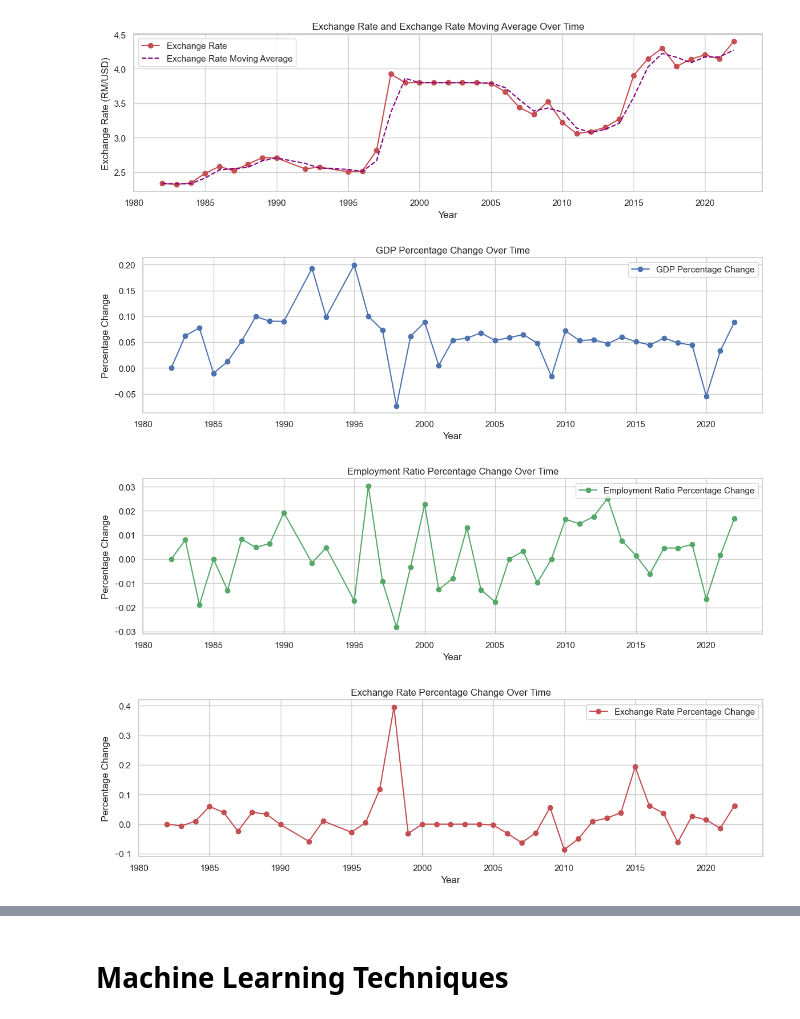
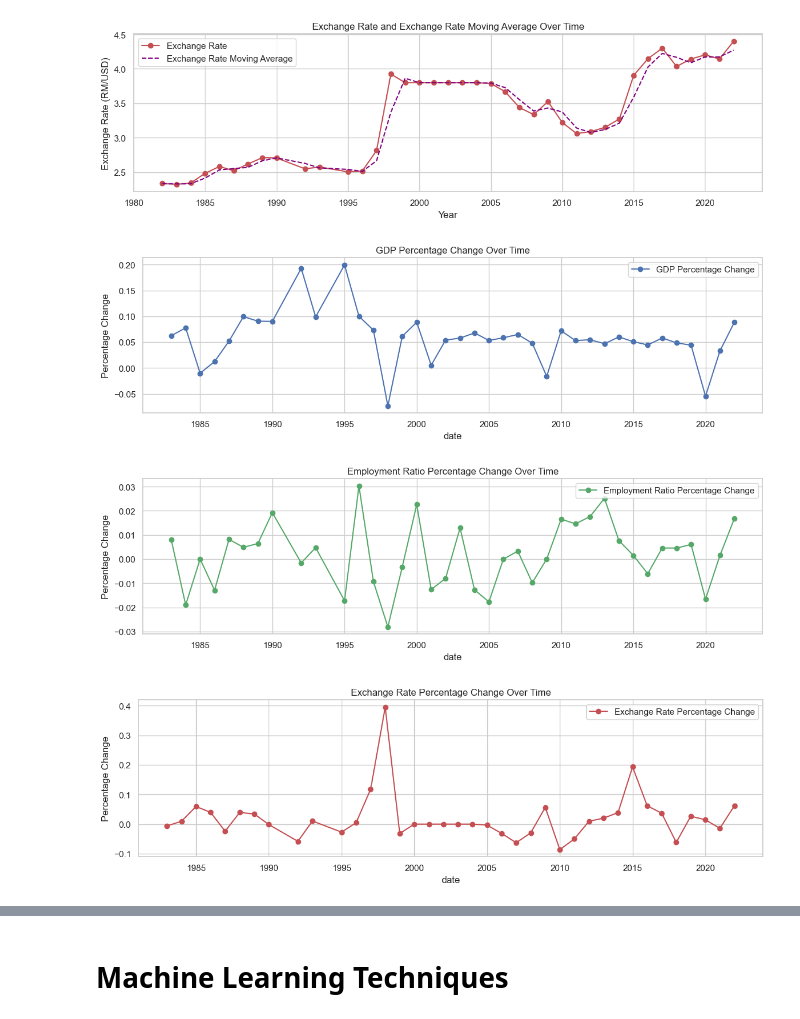
Before and after one commit to KohJJ820/MLIsFun, a Jupyter notebook: 5_Project/5_Project.ipynb, the cells around one changed output, grey strips where cells are left out. Drawn from its saved outputs; the diff is of its cells as text; code cells hidden in the pictures.

```diff
--- a/5_Project/5_Project.ipynb
+++ b/5_Project/5_Project.ipynb
@@ -453,22 +610,22 @@ Additional features are created to enhance the predictive power of the model. Mo
 df = pd.read_csv('datasets/dataset.csv')
 
 # Calculate moving averages for GDP, exchange rate, and employment rate
-df['gdp_ma'] = df['gdp'].rolling(window=2).mean()
+df['abs_gdp_ma'] = df['abs_gdp'].rolling(window=2).mean()
 df['exchange_rate_ma'] = df['exchange_rate'].rolling(window=2).mean()
 df['ep_ratio_ma'] = df['ep_ratio'].rolling(window=2).mean()
 
 # Calculate percentage changes for GDP, exchange rate, and employment rate
-df['gdp_pct_change'] = df['gdp'].pct_change()
+df['gdp_pct_change'] = df['abs_gdp'].pct_change()
 df['exchange_rate_pct_change'] = df['exchange_rate'].pct_change()
 df['ep_ratio_pct_change'] = df['ep_ratio'].pct_change()
 
 # Fill NaN values in percentage changes with 0
-df['gdp_pct_change'].fillna(0, inplace=True)
-df['exchange_rate_pct_change'].fillna(0, inplace=True)
-df['ep_ratio_pct_change'].fillna(0, inplace=True)
+df['gdp_pct_change'].fillna(0)
+df['exchange_rate_pct_change'].fillna(0)
+df['ep_ratio_pct_change'].fillna(0)
 
 # Fill NaN values in moving averages with the original values as a fallback
-df['gdp_ma'].fillna(df['gdp'], inplace=True)
+df['abs_gdp_ma'] = df['abs_gdp_ma'].fillna(df['abs_gdp'])
 df['exchange_rate_ma'].fillna(df['exchange_rate'], inplace=True)
 df['ep_ratio_ma'].fillna(df['ep_ratio'], inplace=True)
 
@@ -477,9 +634,14 @@ df.reset_index(inplace=True)
 
 # Reorder columns to place 'year' at the beginning
 columns_order = [
-    'year', 'ep_ratio', 'u_rate', 'gdp', 'gdp_capita', 'fdr_12mo', 'blr', 'alr', 'exchange_rate',
-    'gdp_ma', 'ep_ratio_ma', 'exchange_rate_ma',
-    'gdp_pct_change', 'ep_ratio_pct_change', 'exchange_rate_pct_change'
+    'date', 'exchange_rate', 'lf', 'lf_employed', 'lf_unemployed', 'lf_outside', 'p_rate',
+    'ep_ratio', 'u_rate', 'abs_gdp', 'abs_gni', 'abs_gdp_capita', 'abs_gni_capita',
+    'growth_yoy_gdp', 'growth_yoy_gni', 'growth_yoy_gdp_capita', 'growth_yoy_gni_capita',
+    'fdr_1mo_value', 'fdr_3mo_value', 'fdr_6mo_value', 'fdr_9mo_value', 'fdr_12mo_value',
+    'sr_value', 'alr_value', 'blr_value', 'inv_fdr_1mo_value', 'inv_fdr_3mo_value',
+    'inv_fdr_6mo_value', 'inv_fdr_9mo_value', 'inv_fdr_12mo_value', 'inv_alr_value',
+    'abs_gdp_ma', 'exchange_rate_ma', 'ep_ratio_ma',
+    'gdp_pct_change', 'exchange_rate_pct_change', 'ep_ratio_pct_change'
 ]
 df = df[columns_order]
 
@@ -577,37 +731,37 @@ plt.grid(True)
 plt.figure(figsize=(14, 12))
 
 plt.subplot(3, 1, 1)
-plt.plot(df['year'], df['gdp_pct_change'], label='GDP Percentage Change', color='b', marker='o')
-plt.xlabel('Year')
+plt.plot(df['date'], df['gdp_pct_change'], label='GDP Percentage Change', color='b', marker='o')
+plt.xlabel('date')
 plt.ylabel('Percentage Change')
 plt.title('GDP Percentage Change Over Time')
 plt.legend()
 plt.grid(True)
 # %% [output]
-[figure, old version]
+[figure, new version]
 # %%
 # Plotting the percentage changes for employment ratio
 plt.figure(figsize=(14, 12))
 
 plt.subplot(3, 1, 3)
-plt.plot(df['year'], df['ep_ratio_pct_change'], label='Employment Ratio Percentage Change', color='g', marker='o')
-plt.xlabel('Year')
+plt.plot(df['date'], df['ep_ratio_pct_change'], label='Employment Ratio Percentage Change', color='g', marker='o')
+plt.xlabel('date')
 plt.ylabel('Percentage Change')
 plt.title('Employment Ratio Percentage Change Over Time')
 plt.legend()
 plt.grid(True)
 # %% [output]
-[figure, old version]
+[figure, new version]
 # %%
 # Plotting the percentage changes for exchange rate
 plt.figure(figsize=(14, 12))
 
 plt.subplot(3, 1, 2)
-plt.plot(df['year'], df['exchange_rate_pct_change'], label='Exchange Rate Percentage Change', color='r', marker='o')
-plt.xlabel('Year')
+plt.plot(df['date'], df['exchange_rate_pct_change'], label='Exchange Rate Percentage Change', color='r', marker='o')
+plt.xlabel('date')
 plt.ylabel('Percentage Change')
 plt.title('Exchange Rate Percentage Change Over Time')
 plt.legend()
 plt.grid(True)
 # %% [output]
-[figure, old version]
+[figure, new version]
```
Also changed, not shown: parts of 61 cells of this notebook, 4 other files.
